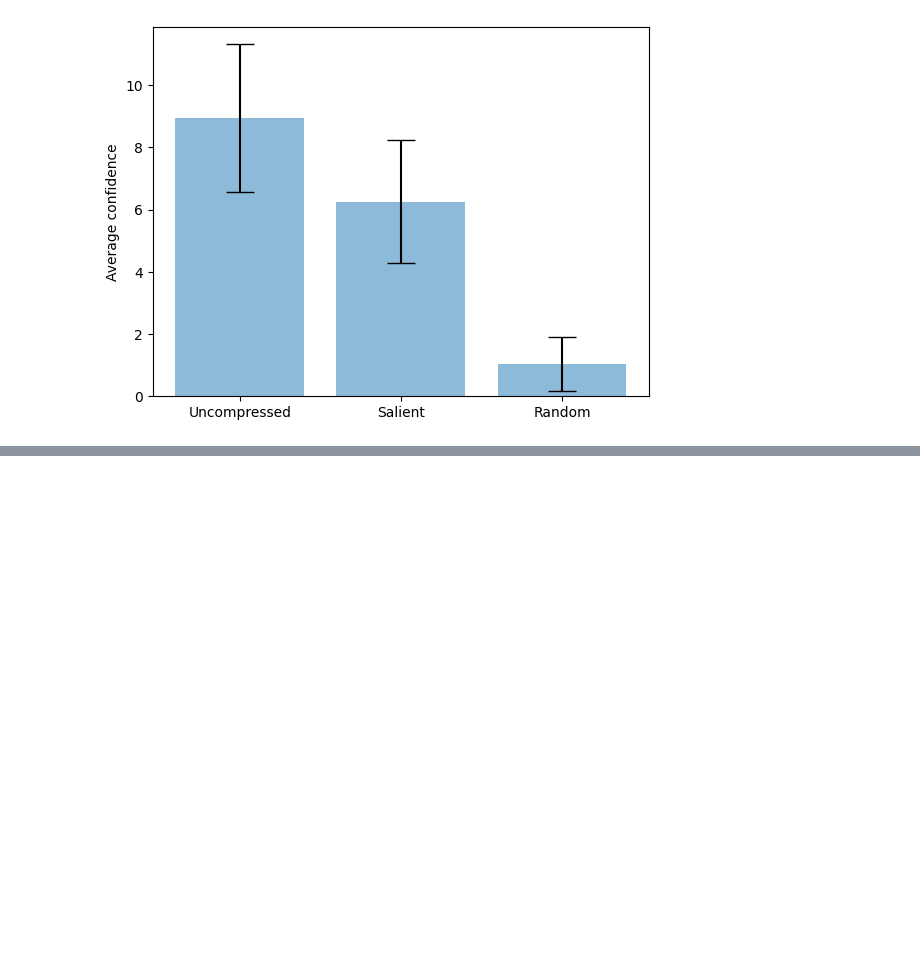
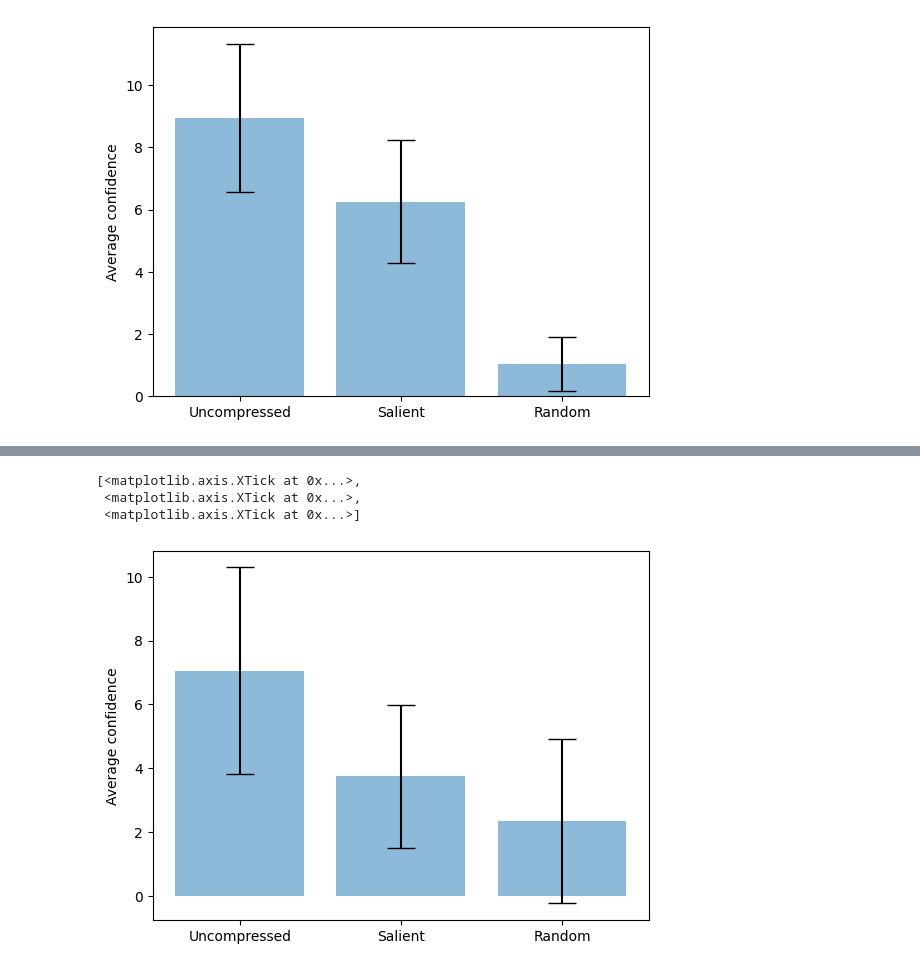
Before and after one commit to hamzasayedali/comp-neuro, a Jupyter notebook: cifar-data-part2.ipynb, the cells around one changed output, grey strips where cells are left out. Saved outputs shown, nothing was run; the diff lists cells and outputs as text; code cells hidden in the pictures; blank space fills up the shorter version.

```diff
--- a/cifar-data-part2.ipynb
+++ b/cifar-data-part2.ipynb
@@ -1304,0 +1411,14 @@ tensor([ 1.1353,  0.7056,  0.5172,  0.8755, -0.0971, -4.1909,  2.8528, -2.4310,
+# %%
+fig, ax = plt.subplots()
+mu = [np.mean(original_confidences),
+        np.mean(salient_confidences),
+        np.mean(random_confidences)]
+dev = [np.std(original_confidences),np.std(salient_confidences),np.std(random_confidences)]
+ax.bar([1,2,3], mu, yerr=dev, align='center', alpha=0.5, ecolor='black', capsize=10)
+ax.set_ylabel('Average confidence')
+ax.set_xticks([1,2,3], labels=['Uncompressed', 'Salient', 'Random'])
+# %% [output]
+[<matplotlib.axis.XTick at 0x...>,
+ <matplotlib.axis.XTick at 0x...>,
+ <matplotlib.axis.XTick at 0x...>]
+[figure, added]
```
Also changed, not shown: parts of 12 cells of this notebook.
